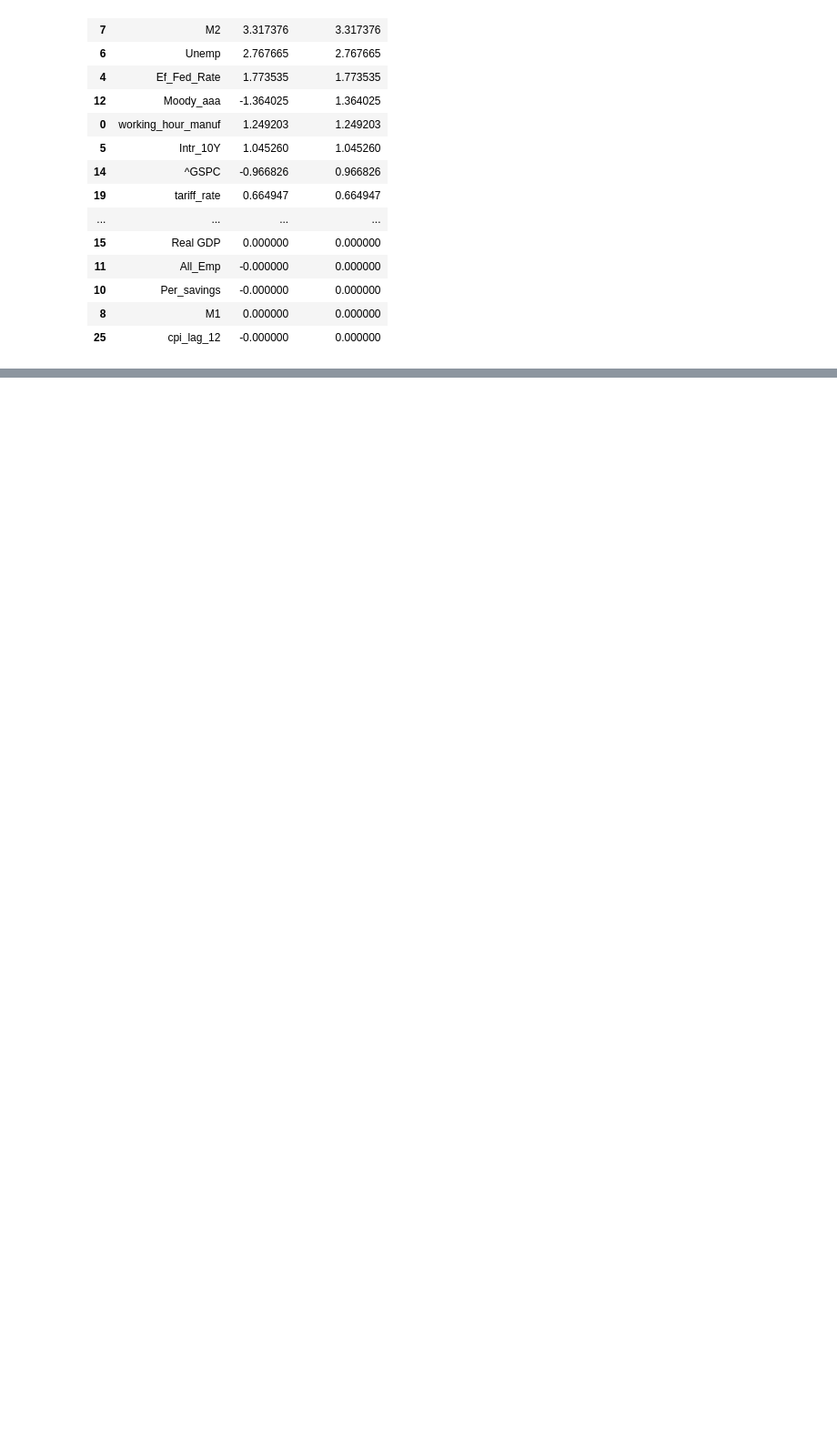
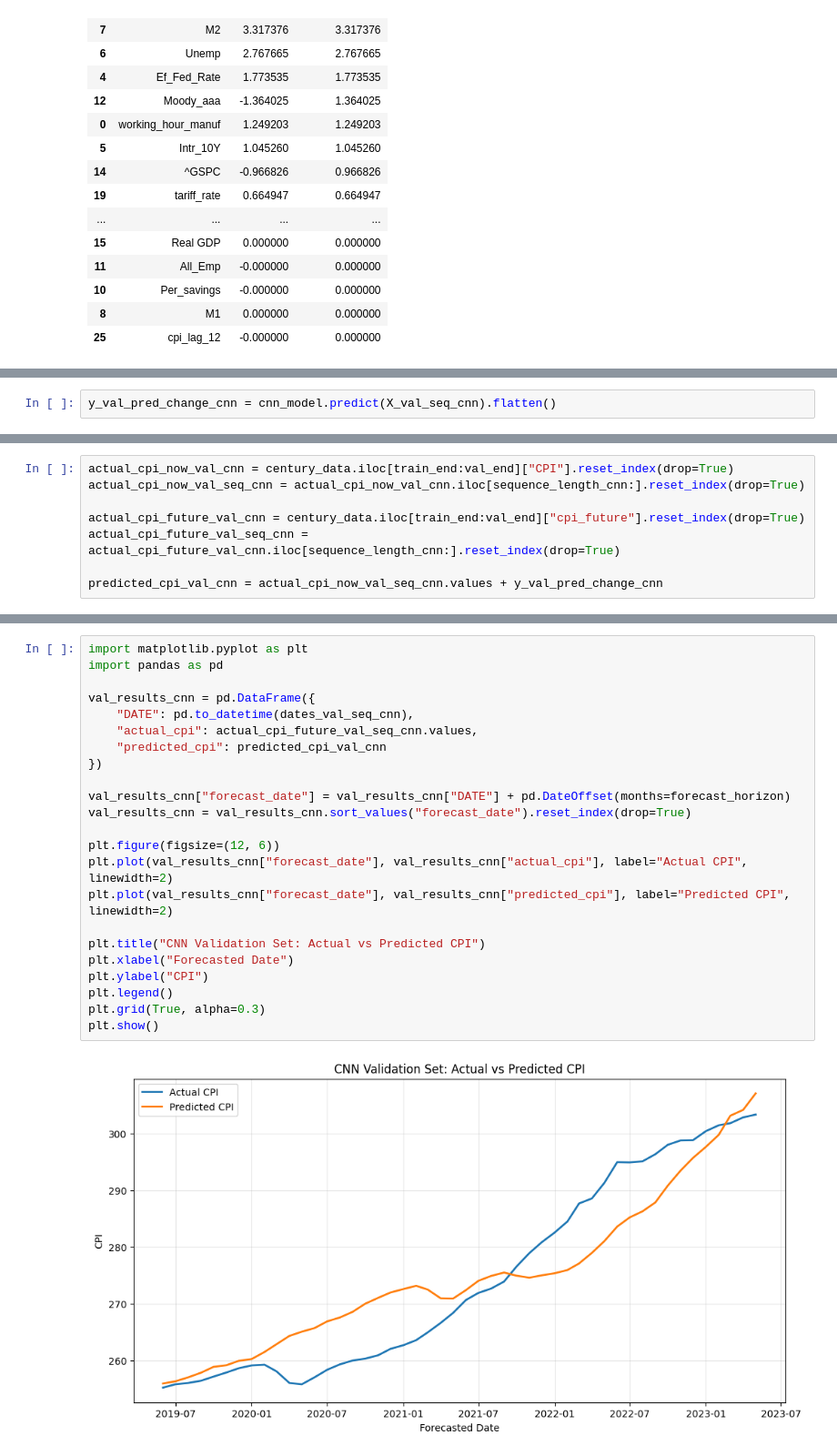
Before and after one commit to AndrewEross/GDP_inflation_prediction, a Jupyter notebook: inflation_model_backup.ipynb, the cells around one changed output, grey strips where cells are left out. Shown at 91% size. Cells and saved outputs as stored; diff of their text form; blank space fills up the shorter version.

```diff
--- a/inflation_model_backup.ipynb
+++ b/inflation_model_backup.ipynb
@@ -495,0 +652,2 @@ plt.show()
+# %%
+y_val_pred_change_cnn = cnn_model.predict(X_val_seq_cnn).flatten()
@@ -495,0 +656,8 @@ plt.show()
+# %%
+actual_cpi_now_val_cnn = century_data.iloc[train_end:val_end]["CPI"].reset_index(drop=True)
+actual_cpi_now_val_seq_cnn = actual_cpi_now_val_cnn.iloc[sequence_length_cnn:].reset_index(drop=True)
+
+actual_cpi_future_val_cnn = century_data.iloc[train_end:val_end]["cpi_future"].reset_index(drop=True)
+actual_cpi_future_val_seq_cnn = actual_cpi_future_val_cnn.iloc[sequence_length_cnn:].reset_index(drop=True)
+
+predicted_cpi_val_cnn = actual_cpi_now_val_seq_cnn.values + y_val_pred_change_cnn
@@ -495,0 +682,25 @@ plt.show()
+# %%
+import matplotlib.pyplot as plt
+import pandas as pd
+
+val_results_cnn = pd.DataFrame({
+    "DATE": pd.to_datetime(dates_val_seq_cnn),
+    "actual_cpi": actual_cpi_future_val_seq_cnn.values,
+    "predicted_cpi": predicted_cpi_val_cnn
+})
+
+val_results_cnn["forecast_date"] = val_results_cnn["DATE"] + pd.DateOffset(months=forecast_horizon)
+val_results_cnn = val_results_cnn.sort_values("forecast_date").reset_index(drop=True)
+
+plt.figure(figsize=(12, 6))
+plt.plot(val_results_cnn["forecast_date"], val_results_cnn["actual_cpi"], label="Actual CPI", linewidth=2)
+plt.plot(val_results_cnn["forecast_date"], val_results_cnn["predicted_cpi"], label="Predicted CPI", linewidth=2)
+
+plt.title("CNN Validation Set: Actual vs Predicted CPI")
+plt.xlabel("Forecasted Date")
+plt.ylabel("CPI")
+plt.legend()
+plt.grid(True, alpha=0.3)
+plt.show()
+# %% [output]
+[figure, added]
```
Also changed, not shown: parts of 16 cells of this notebook.
